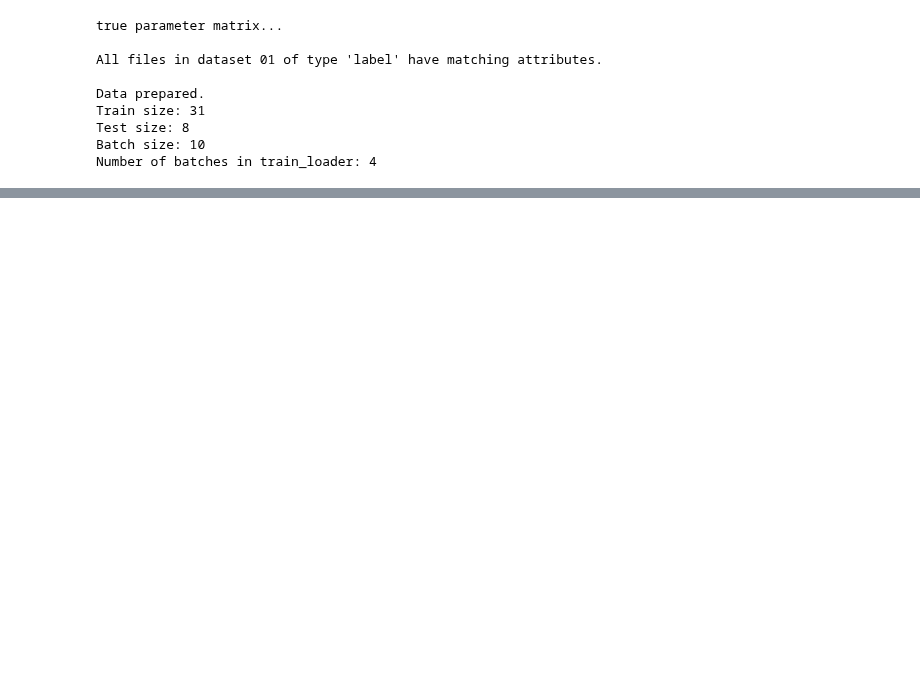
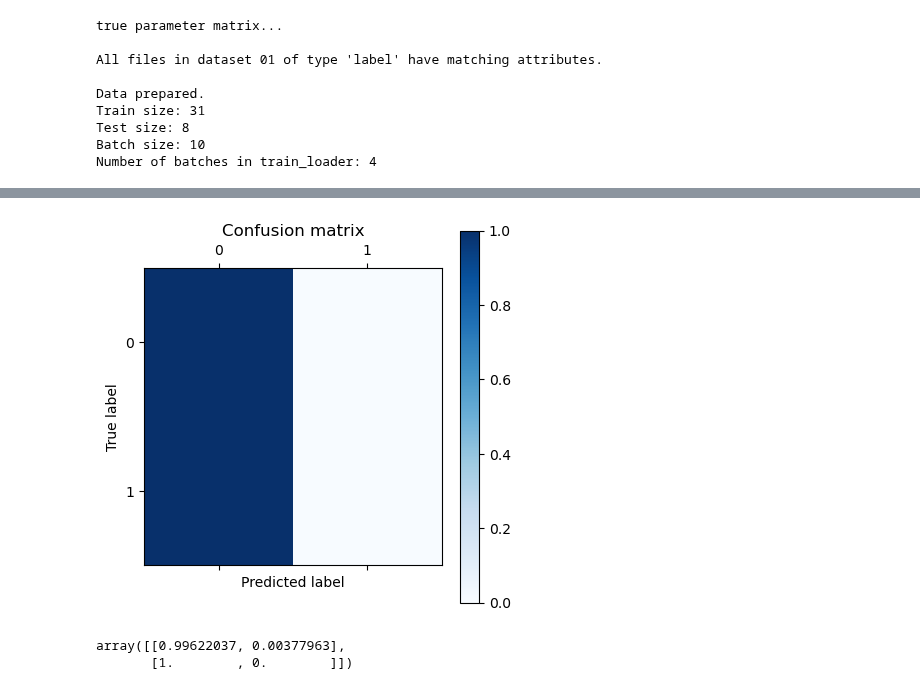
Before and after one commit to adamkurth/cxls_hitfinder, a Jupyter notebook: cnn/src/test_Everett.ipynb, the cells around one changed output, grey strips where cells are left out. Saved outputs shown, nothing was run; the diff lists cells and outputs as text; code cells hidden in the pictures; blank space fills up the shorter version.

```diff
--- a/cnn/src/test_Everett.ipynb
+++ b/cnn/src/test_Everett.ipynb
@@ -113,0 +118,9 @@ Train accuracy: 0.9999992847442627
+# %%
+t.plot_confusion_matrix()
+# %% [output]
+[figure, added]
+# %%
+t.get_confusion_matrix()
+# %% [output]
+array([[0.99622037, 0.00377963],
+       [1.        , 0.        ]])
```
Also changed, not shown: parts of 4 cells of this notebook, 1 other file.
